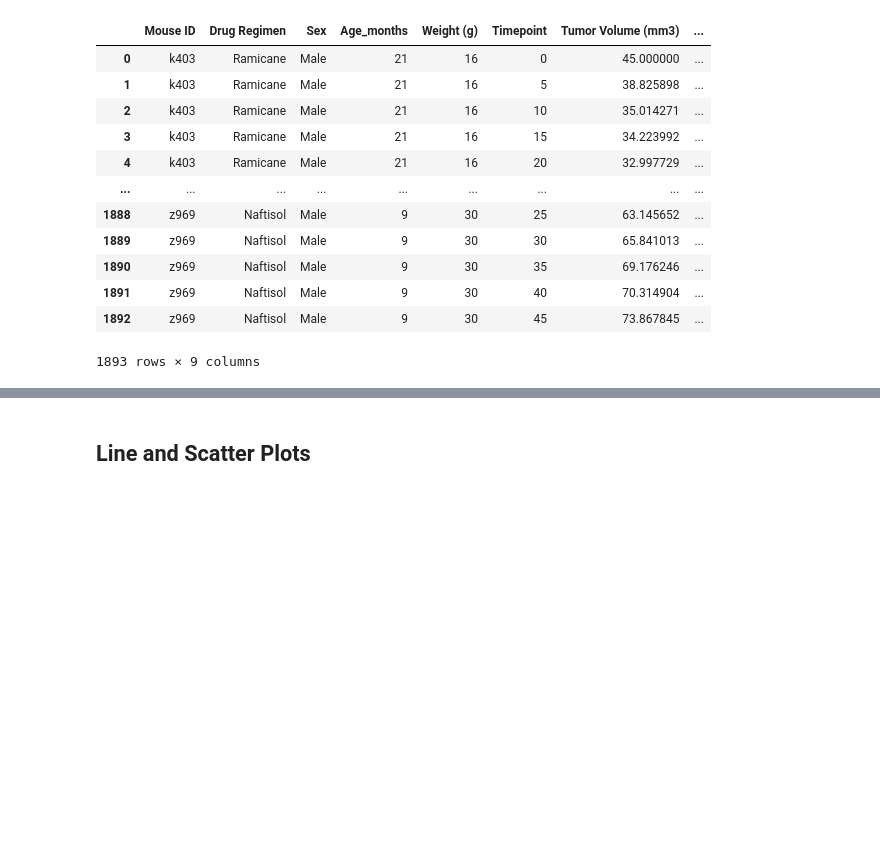
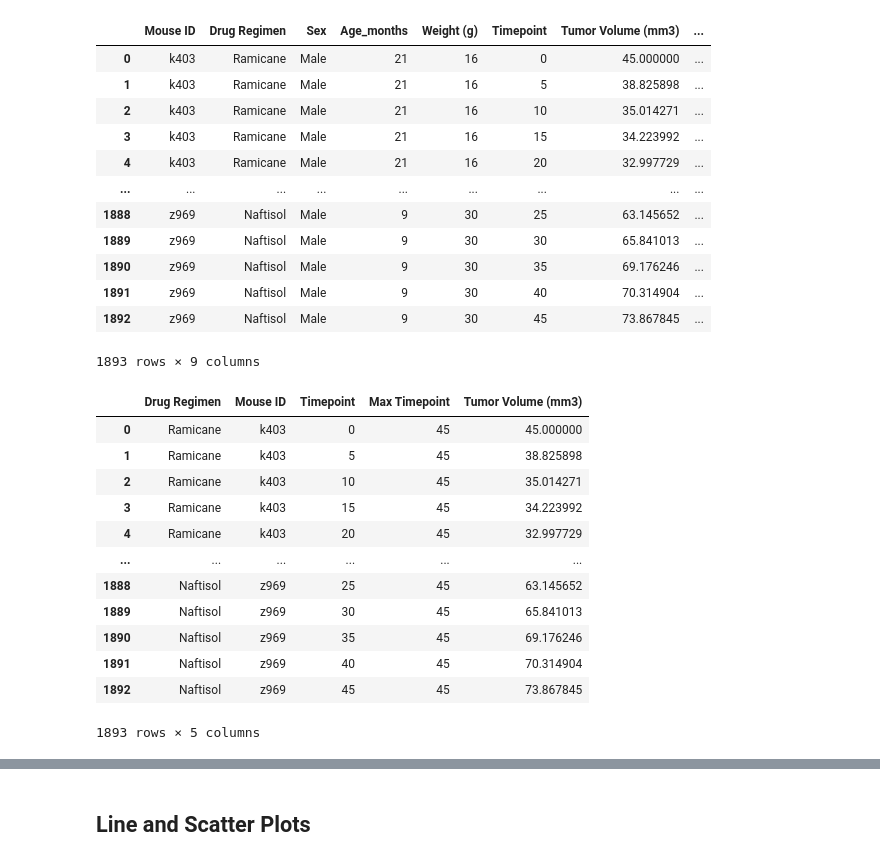
Before and after one commit to E-Weber/matplotlib-challenge, a Jupyter notebook: Instructions/Pymaceuticals/pymaceuticals_starter.ipynb, the cells around one changed output, grey strips where cells are left out. Cells and saved outputs as stored; diff of their text form; code cells hidden in the pictures; blank space fills up the shorter version.

```diff
--- a/Instructions/Pymaceuticals/pymaceuticals_starter.ipynb
+++ b/Instructions/Pymaceuticals/pymaceuticals_starter.ipynb
@@ -437,0 +446,3 @@ max_df
+# %%
+last_tp = pd.DataFrame(combined_df.groupby('Mouse ID')['Timepoint'].max()).reset_index().rename(columns={'Timepoint':'Max Timepoint'})
+last_tp
@@ -438,6 +463,6 @@ max_df
 # %%
-full_data = pd.merge(combined_df, max_df, on='Mouse ID')
-full_data
+all_data = pd.merge(combined_df, last_tp, on='Mouse ID')
+all_data
 # %% [output]
 |  | Mouse ID | Drug Regimen | Sex | Age_months | Weight (g) | Timepoint | Tumor Volume (mm3) | ... |
 | 0 | k403 | Ramicane | Male | 21 | 16 | 0 | 45.000000 | ... |
@@ -452,5 +477,22 @@ full_data
 | 1891 | z969 | Naftisol | Male | 9 | 30 | 40 | 70.314904 | ... |
 | 1892 | z969 | Naftisol | Male | 9 | 30 | 45 | 73.867845 | ... |
 1893 rows × 9 columns
+# %%
+final_df = all_data.loc[:,['Drug Regimen','Mouse ID','Timepoint','Max Timepoint','Tumor Volume (mm3)']]
+final_df
+# %% [output]
+|  | Drug Regimen | Mouse ID | Timepoint | Max Timepoint | Tumor Volume (mm3) |
+| 0 | Ramicane | k403 | 0 | 45 | 45.000000 |
+| 1 | Ramicane | k403 | 5 | 45 | 38.825898 |
+| 2 | Ramicane | k403 | 10 | 45 | 35.014271 |
+| 3 | Ramicane | k403 | 15 | 45 | 34.223992 |
+| 4 | Ramicane | k403 | 20 | 45 | 32.997729 |
+| ... | ... | ... | ... | ... | ... |
+| 1888 | Naftisol | z969 | 25 | 45 | 63.145652 |
+| 1889 | Naftisol | z969 | 30 | 45 | 65.841013 |
+| 1890 | Naftisol | z969 | 35 | 45 | 69.176246 |
+| 1891 | Naftisol | z969 | 40 | 45 | 70.314904 |
+| 1892 | Naftisol | z969 | 45 | 45 | 73.867845 |
+1893 rows × 5 columns
 # %%
 # Put treatments into a list for for loop (and later for plot labels)
```
Also changed, not shown: parts of 15 cells of this notebook.
